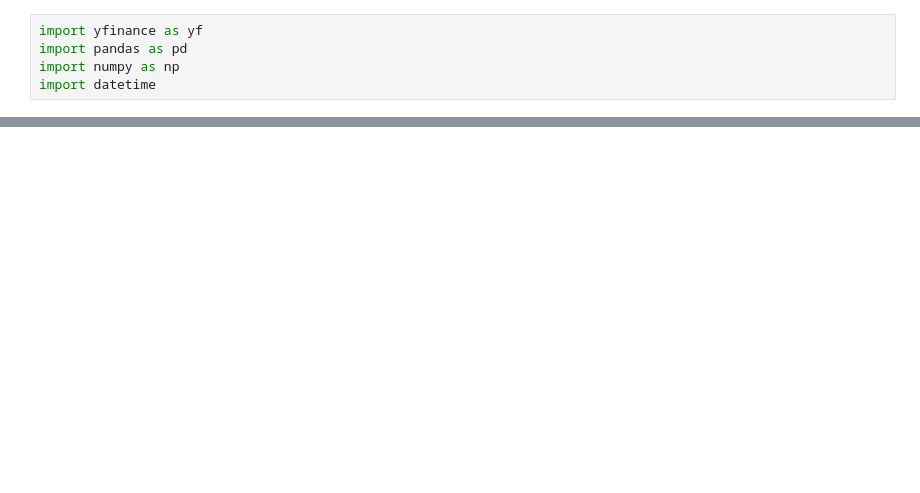
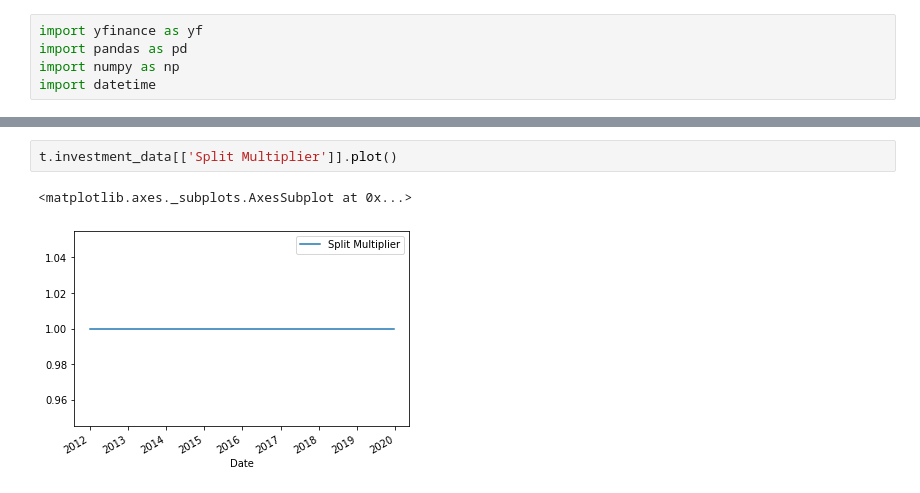
Before and after one commit to grkidwell/finance, a Jupyter notebook: yahoo_finance_history.ipynb, the cells around one changed output, grey strips where cells are left out. Drawn from its saved outputs; the diff is of its cells as text; blank space fills up the shorter version.

```diff
--- a/yahoo_finance_history.ipynb
+++ b/yahoo_finance_history.ipynb
@@ -142,0 +130,5 @@ t.investment_data[['Stock Splits']].plot()
+# %%
+t.investment_data[['Split Multiplier']].plot()
+# %% [output]
+<matplotlib.axes._subplots.AxesSubplot at 0x...>
+[figure, added]
```
Also changed, not shown: parts of 12 cells of this notebook, 1 other file.
